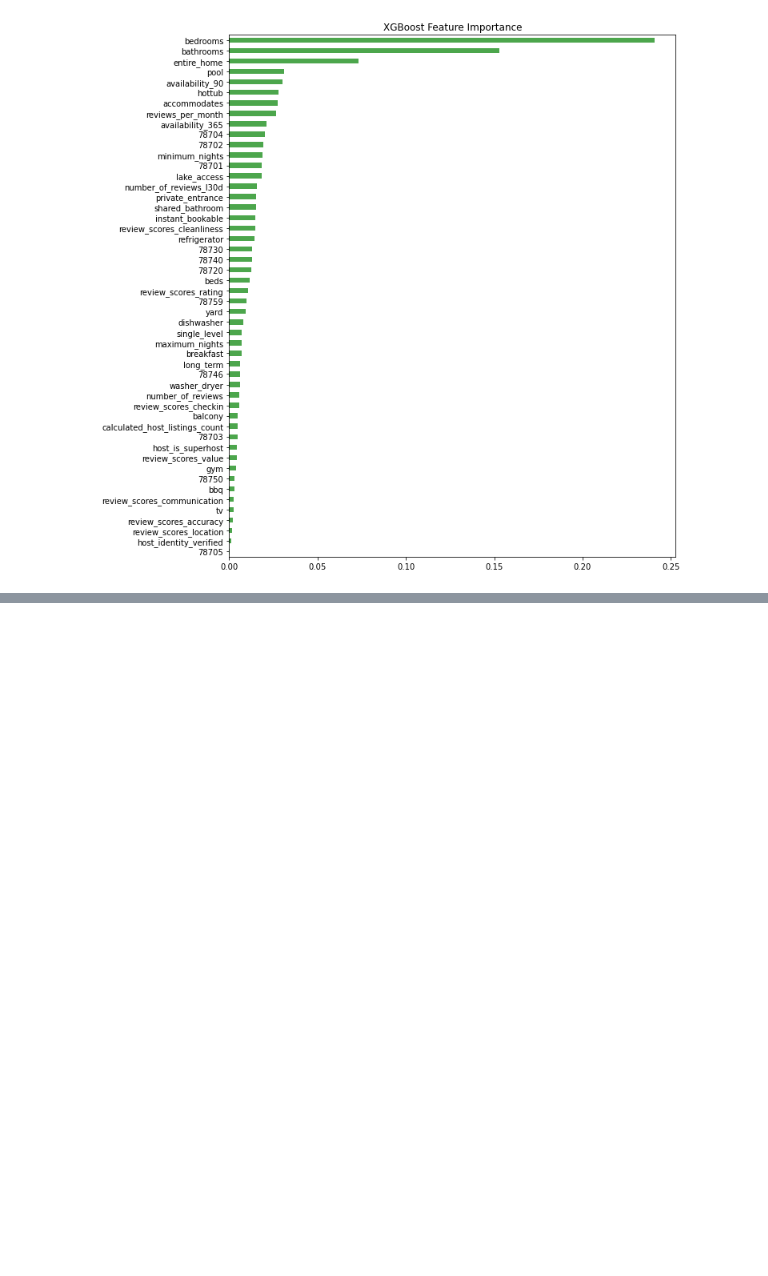
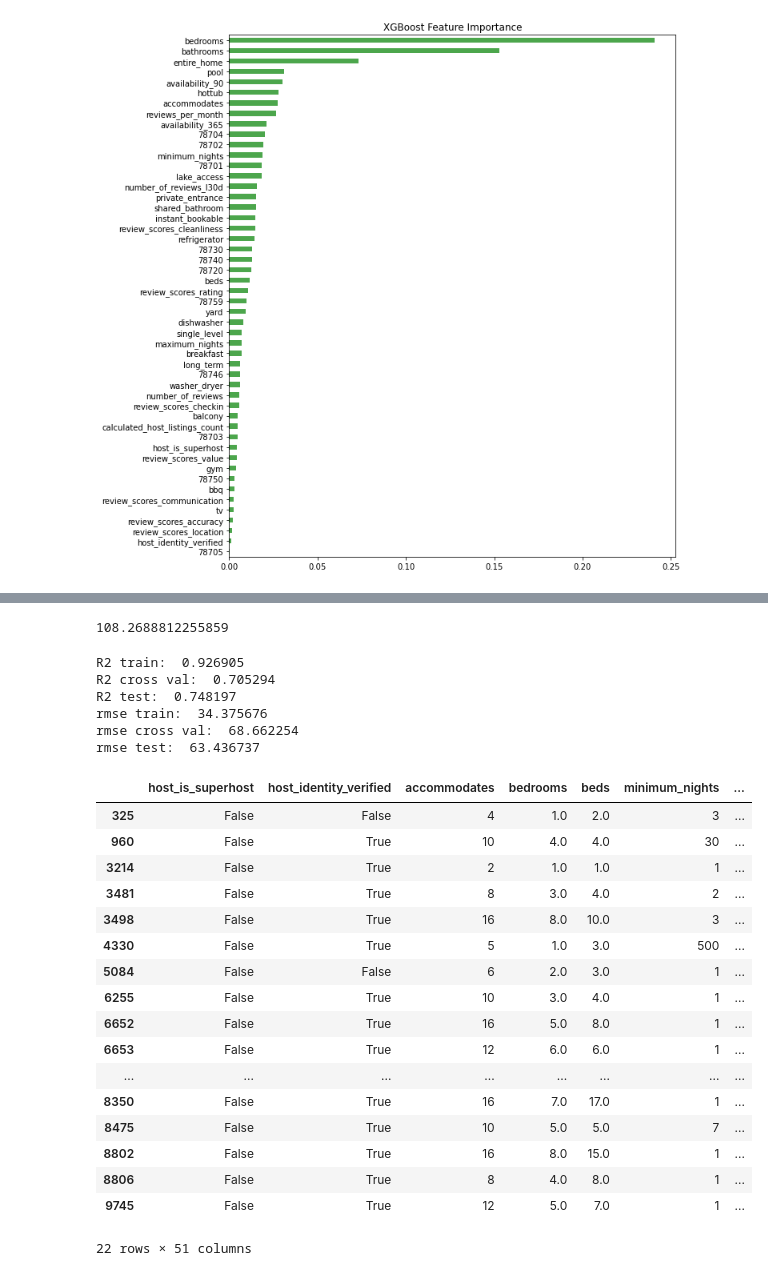
Before and after one commit to rezaganj/Capstone2-Airbnb-Price-Prediction, a Jupyter notebook: notebooks/airbnb_main.ipynb, the cells around one changed output, grey strips where cells are left out. Drawn from its saved outputs; the diff is of its cells as text; code cells hidden in the pictures; blank space fills up the shorter version.

```diff
--- a/notebooks/airbnb_main.ipynb
+++ b/notebooks/airbnb_main.ipynb
@@ -1197,0 +1155,4 @@ rmse test:  63.436737
+# %%
+resid_800.quantile(0.975)
+# %% [output]
+108.2688812255859
@@ -1197,0 +1173,30 @@ rmse test:  63.436737
+# %%
+model_metrics(xgbr_gs_cv_best, X_train_rev_drop, X_test_rev_drop, y_train_rev_drop, y_test_rev_drop)
+# %% [output]
+R2 train:  0.926905
+R2 cross val:  0.705294
+R2 test:  0.748197
+rmse train:  34.375676
+rmse cross val:  68.662254
+rmse test:  63.436737
+# %%
+all_listings[all_listings['price'] > 5000]
+# %% [output]
+|  | host_is_superhost | host_identity_verified | accommodates | bedrooms | beds | minimum_nights | ... |
+| 325 | False | False | 4 | 1.0 | 2.0 | 3 | ... |
+| 960 | False | True | 10 | 4.0 | 4.0 | 30 | ... |
+| 3214 | False | True | 2 | 1.0 | 1.0 | 1 | ... |
+| 3481 | False | True | 8 | 3.0 | 4.0 | 2 | ... |
+| 3498 | False | True | 16 | 8.0 | 10.0 | 3 | ... |
+| 4330 | False | True | 5 | 1.0 | 3.0 | 500 | ... |
+| 5084 | False | False | 6 | 2.0 | 3.0 | 1 | ... |
+| 6255 | False | True | 10 | 3.0 | 4.0 | 1 | ... |
+| 6652 | False | True | 16 | 5.0 | 8.0 | 1 | ... |
+| 6653 | False | True | 12 | 6.0 | 6.0 | 1 | ... |
+| ... | ... | ... | ... | ... | ... | ... | ... |
+| 8350 | False | True | 16 | 7.0 | 17.0 | 1 | ... |
+| 8475 | False | True | 10 | 5.0 | 5.0 | 7 | ... |
+| 8802 | False | True | 16 | 8.0 | 15.0 | 1 | ... |
+| 8806 | False | True | 8 | 4.0 | 8.0 | 1 | ... |
+| 9745 | False | True | 12 | 5.0 | 7.0 | 1 | ... |
+22 rows × 51 columns
```
Also changed, not shown: parts of 106 cells of this notebook, 3 other files.
